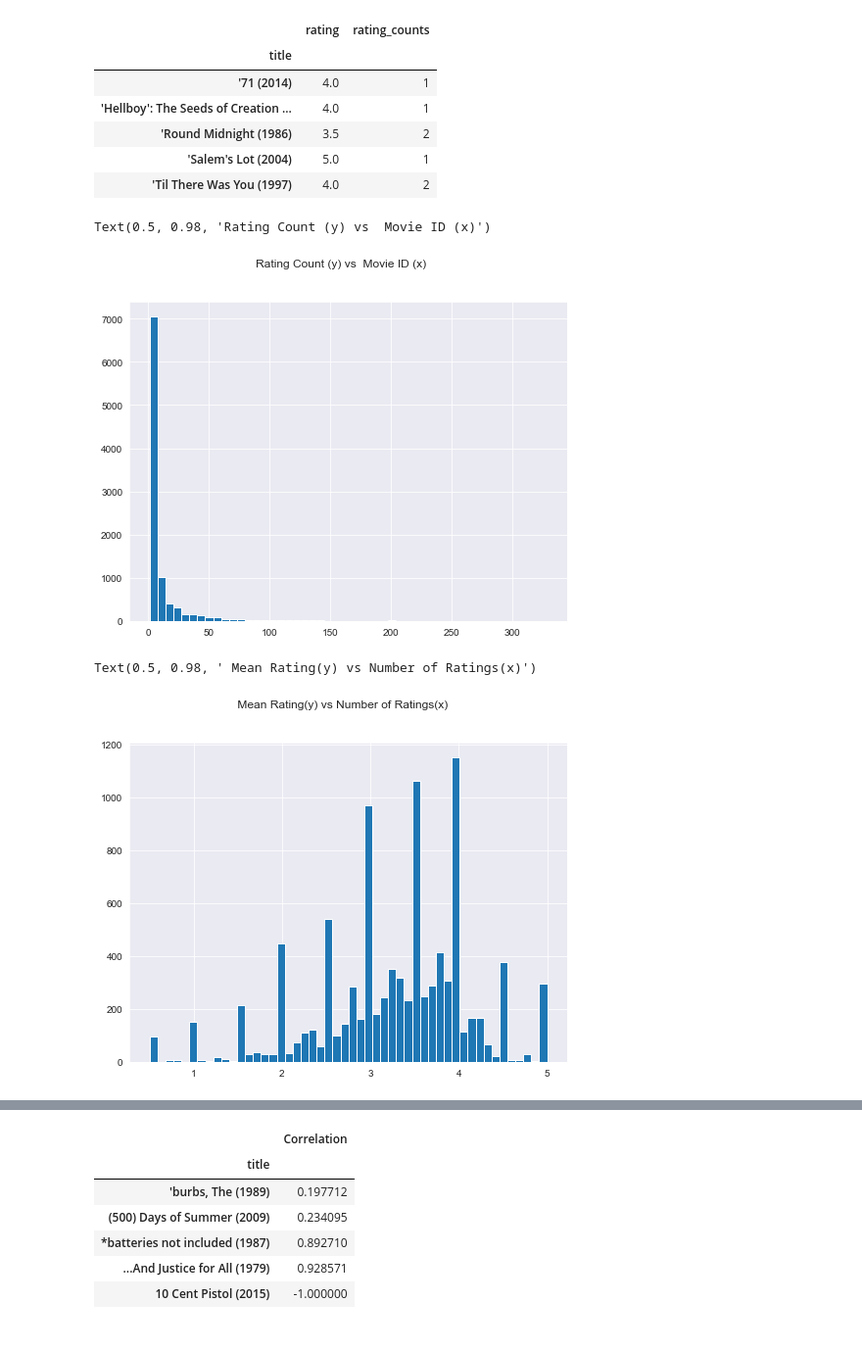
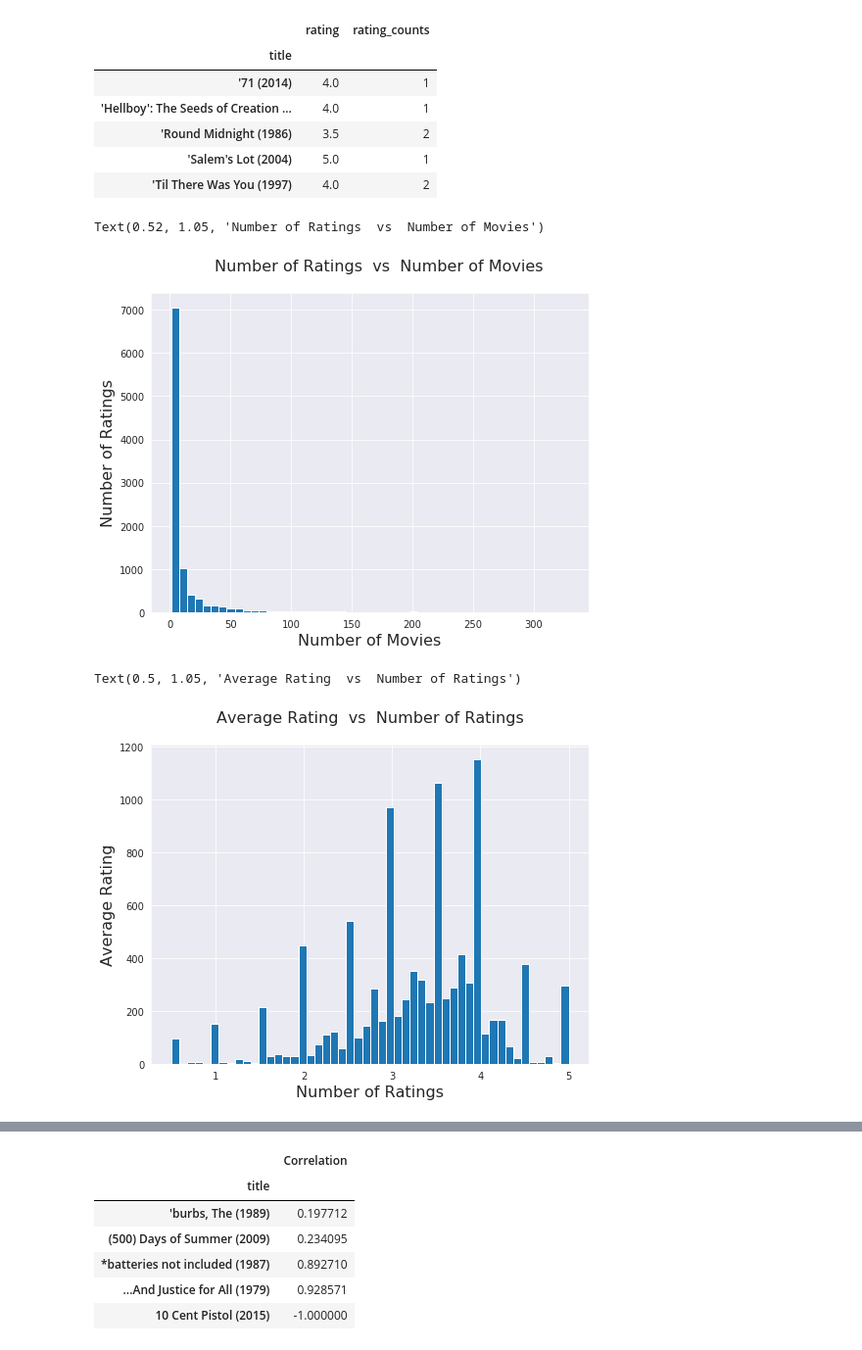
Before and after one commit to TomLavenziano/movie-recommendation-engine, a Jupyter notebook: Movie_Recommendation_Engine.ipynb, the cells around one changed output, grey strips where cells are left out. Shown at 98% size. Drawn from its saved outputs; the diff is of its cells as text; code cells hidden in the pictures.

```diff
--- a/Movie_Recommendation_Engine.ipynb
+++ b/Movie_Recommendation_Engine.ipynb
@@ -157,21 +157,25 @@ plt.figure(figsize=(8,6))
 plt.rcParams['patch.force_edgecolor'] = True
 ratings_mean_count['rating_counts'].hist(bins=50)
 
-plt.suptitle('Rating Count (y) vs  Movie ID (x)')
+plt.xlabel('Number of Movies', fontsize=16)
+plt.ylabel('Number of Ratings', fontsize=16)
+plt.title('Number of Ratings  vs  Number of Movies', x=0.52, y=1.05, fontsize=16)
 # %% [output]
-Text(0.5, 0.98, 'Rating Count (y) vs  Movie ID (x)')
+Text(0.52, 1.05, 'Number of Ratings  vs  Number of Movies')
-[figure, old version]
+[figure, new version]
 # %%
 # Histogram: Average Ratings Per Movie
 
 plt.figure(figsize=(8,6))
 plt.rcParams['patch.force_edgecolor'] = True
 ratings_mean_count['rating'].hist(bins=50)
 
-plt.suptitle(' Mean Rating(y) vs Number of Ratings(x)')
+plt.xlabel('Number of Ratings', fontsize=16)
+plt.ylabel('Average Rating', fontsize=16)
+plt.title('Average Rating  vs  Number of Ratings', x=0.50, y=1.05, fontsize=16)
 # %% [output]
-Text(0.5, 0.98, ' Mean Rating(y) vs Number of Ratings(x)')
+Text(0.5, 1.05, 'Average Rating  vs  Number of Ratings')
-[figure, old version]
+[figure, new version]
 # %%
 # Movies With Higher Average Ratings = Larger Number of Ratings
 
```
Also changed, not shown: parts of 9 cells of this notebook.
